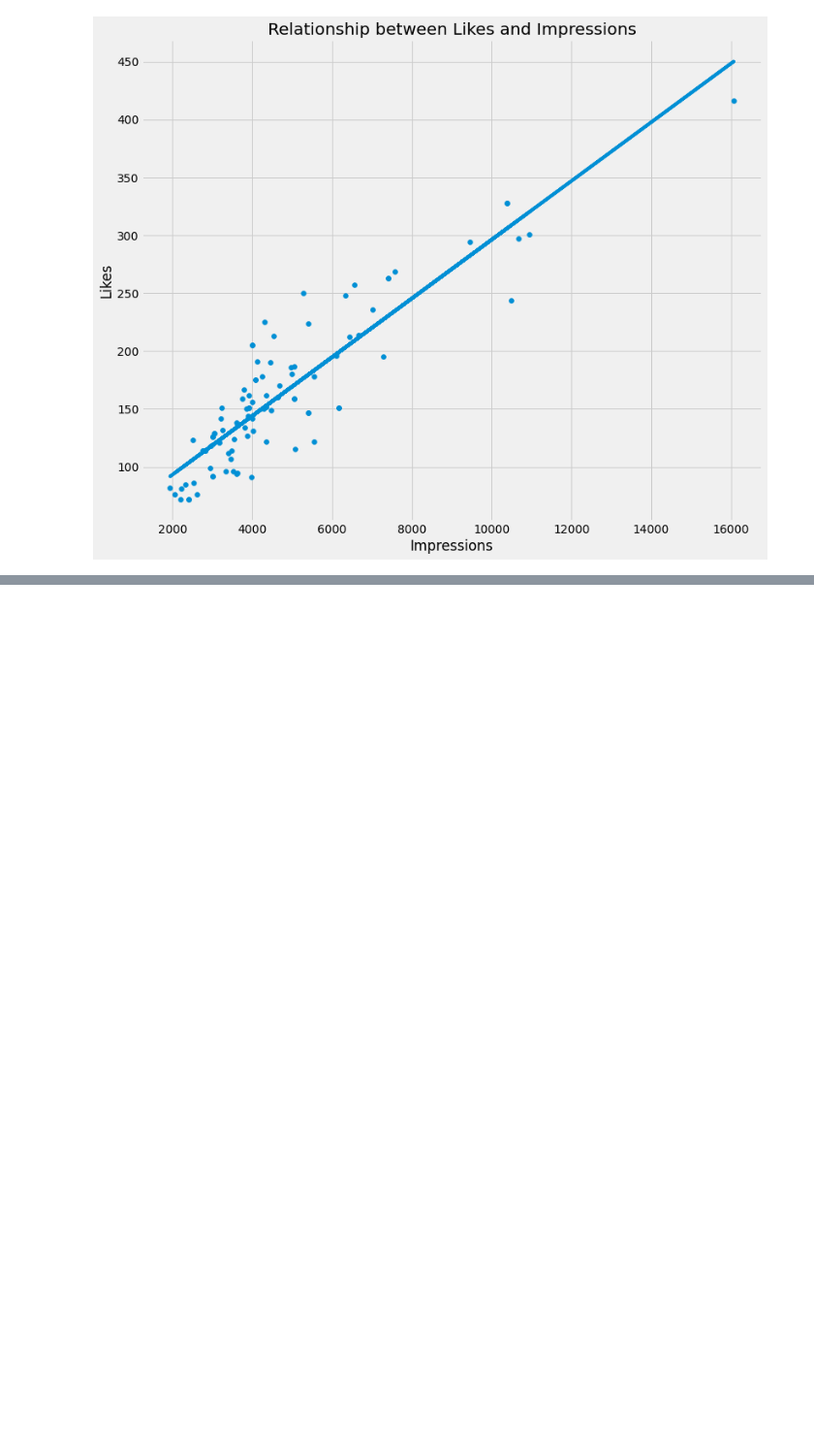
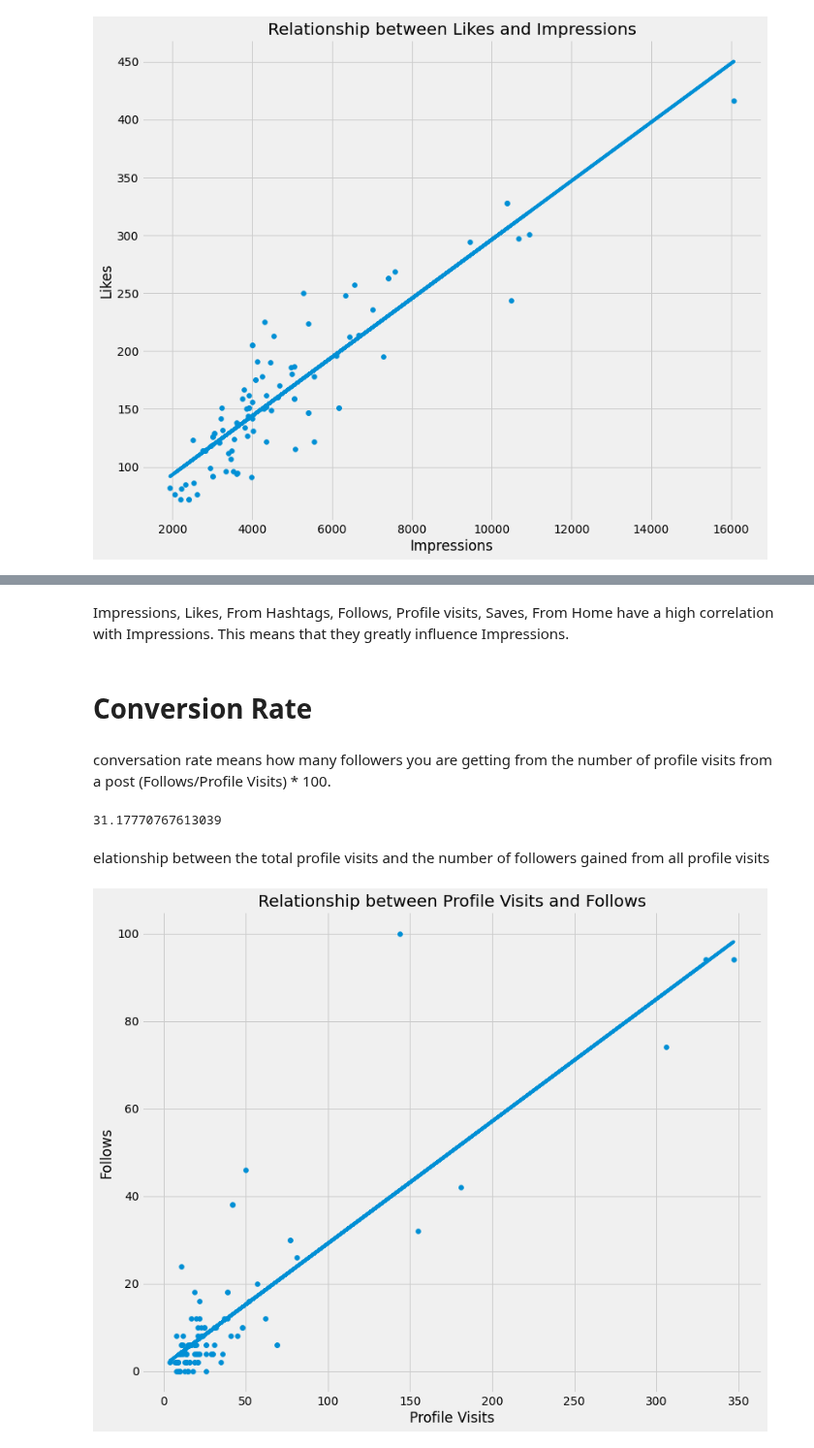
Before and after one commit to J-Kimani/DS, a Jupyter notebook: Projects/Instagram Reach Analysis/IRA.ipynb, the cells around one changed output, grey strips where cells are left out. Shown at 97% size. Drawn from its saved outputs; the diff is of its cells as text; code cells hidden in the pictures; blank space fills up the shorter version.

```diff
--- a/Projects/Instagram Reach Analysis/IRA.ipynb
+++ b/Projects/Instagram Reach Analysis/IRA.ipynb
@@ -229,0 +309,28 @@ fig.show()
+# %% [markdown]
+Impressions, Likes, From Hashtags, Follows, Profile visits, Saves, From Home have a high correlation with Impressions. This means that they greatly influence Impressions.
+# %% [markdown]
+# Conversion Rate
+# %% [markdown]
+conversation rate means how many followers you are getting from the number of profile visits from a post
+(Follows/Profile Visits) * 100.
+# %%
+CR = (df1.Follows.sum() / df1["Profile Visits"].sum()) * 100
+CR
+# %% [output]
+31.17770767613039
+# %% [markdown]
+elationship between the total profile visits and the number of followers gained from all profile visits
+# %%
+# using matplotlib for a scatter plot
+plt.figure(figsize= (12,10))
+plt.xlabel("Profile Visits")
+plt.ylabel("Follows")
+plt.title("Relationship between Profile Visits and Follows")
+plt.scatter(df1['Profile Visits'], df1.Follows)
+# add trendline
+z = np.polyfit(df1['Profile Visits'], df1.Follows, 1)
+p = np.poly1d(z)
+plt.plot(df1['Profile Visits'], p(df1['Profile Visits']))
+plt.show()
+# %% [output]
+[figure, added]
```
Also changed, not shown: parts of 40 cells of this notebook, 1 other file.
